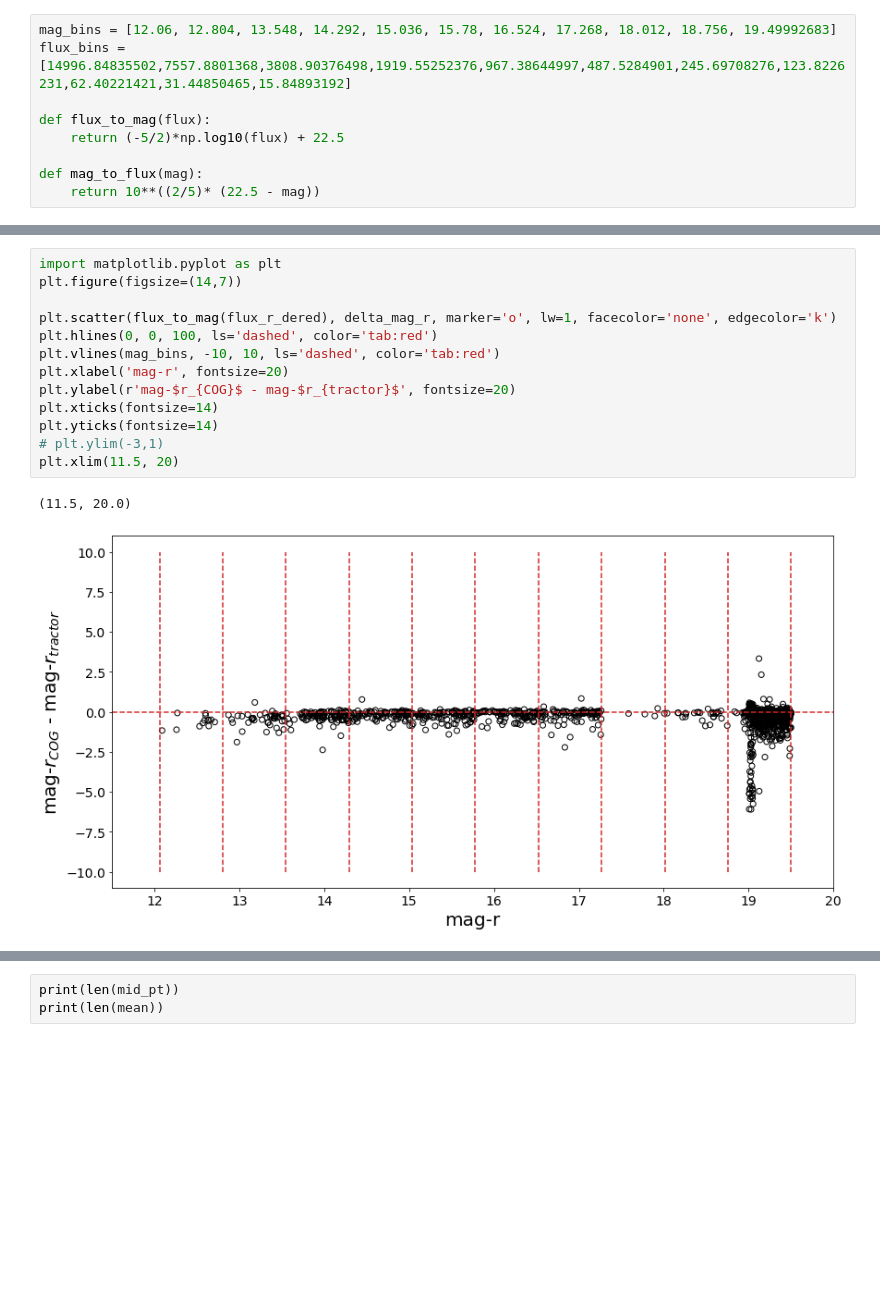
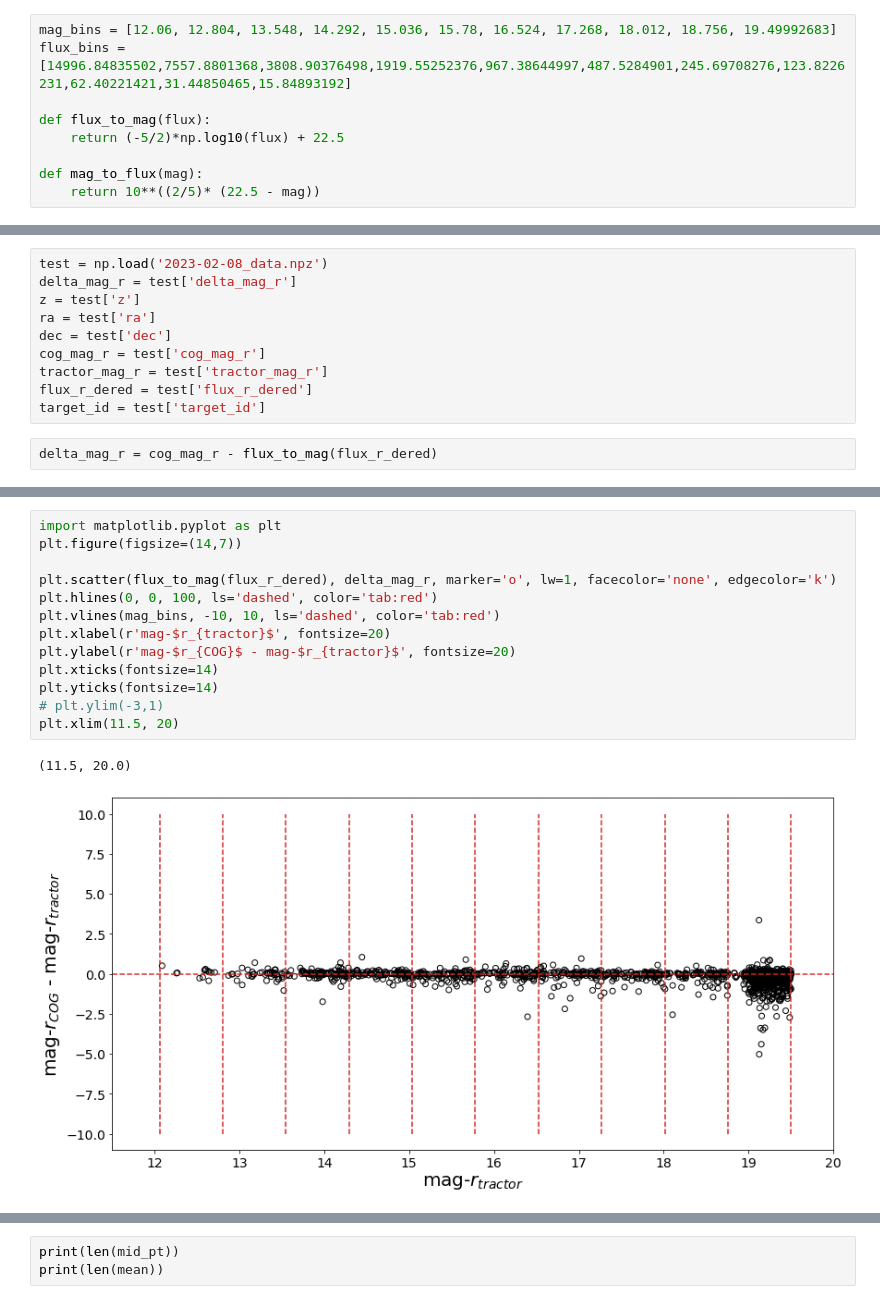
Before and after one commit to mattkwiecien/legacyhalos, a Jupyter notebook: science/sv3/sv3_mag_subsample_comparison.ipynb, the cells around one changed output, grey strips where cells are left out. Drawn from its saved outputs; the diff is of its cells as text; blank space fills up the shorter version.

```diff
--- a/science/sv3/sv3_mag_subsample_comparison.ipynb
+++ b/science/sv3/sv3_mag_subsample_comparison.ipynb
@@ -253,3 +260,15 @@ print(flux_r_dered)
+# %%
+test = np.load('2023-02-08_data.npz')
+delta_mag_r = test['delta_mag_r']
+z = test['z']
+ra = test['ra']
+dec = test['dec']
+cog_mag_r = test['cog_mag_r']
+tractor_mag_r = test['tractor_mag_r']
+flux_r_dered = test['flux_r_dered']
+target_id = test['target_id']
+# %%
+delta_mag_r = cog_mag_r - flux_to_mag(flux_r_dered)
 # %%
 import matplotlib.pyplot as plt
 plt.figure(figsize=(14,7))
@@ -268,16 +287,16 @@ plt.ylim(-3,1)
 # %%
 import matplotlib.pyplot as plt
 plt.figure(figsize=(14,7))
 
 plt.scatter(flux_to_mag(flux_r_dered), delta_mag_r, marker='o', lw=1, facecolor='none', edgecolor='k')
 plt.hlines(0, 0, 100, ls='dashed', color='tab:red')
 plt.vlines(mag_bins, -10, 10, ls='dashed', color='tab:red')
-plt.xlabel('mag-r', fontsize=20)
+plt.xlabel(r'mag-$r_{tractor}$', fontsize=20)
 plt.ylabel(r'mag-$r_{COG}$ - mag-$r_{tractor}$', fontsize=20)
 plt.xticks(fontsize=14)
 plt.yticks(fontsize=14)
 # plt.ylim(-3,1)
 plt.xlim(11.5, 20)
 # %% [output]
 (11.5, 20.0)
-[figure, old version]
+[figure, new version]
```
Also changed, not shown: parts of 19 cells of this notebook, 3 other files.
